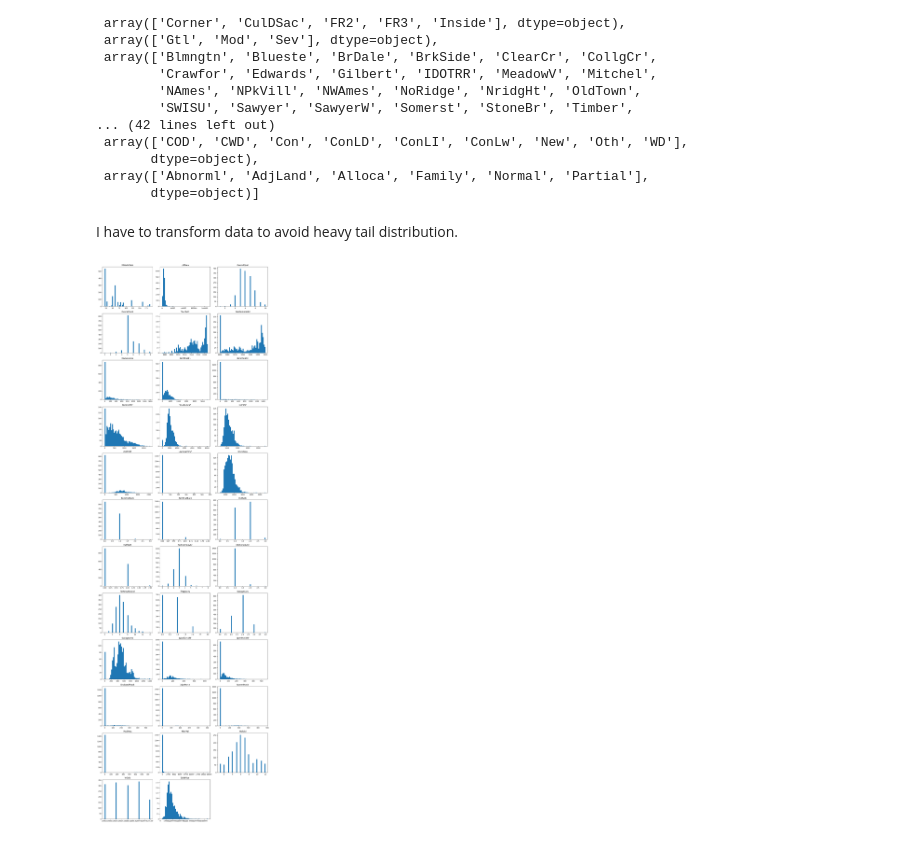
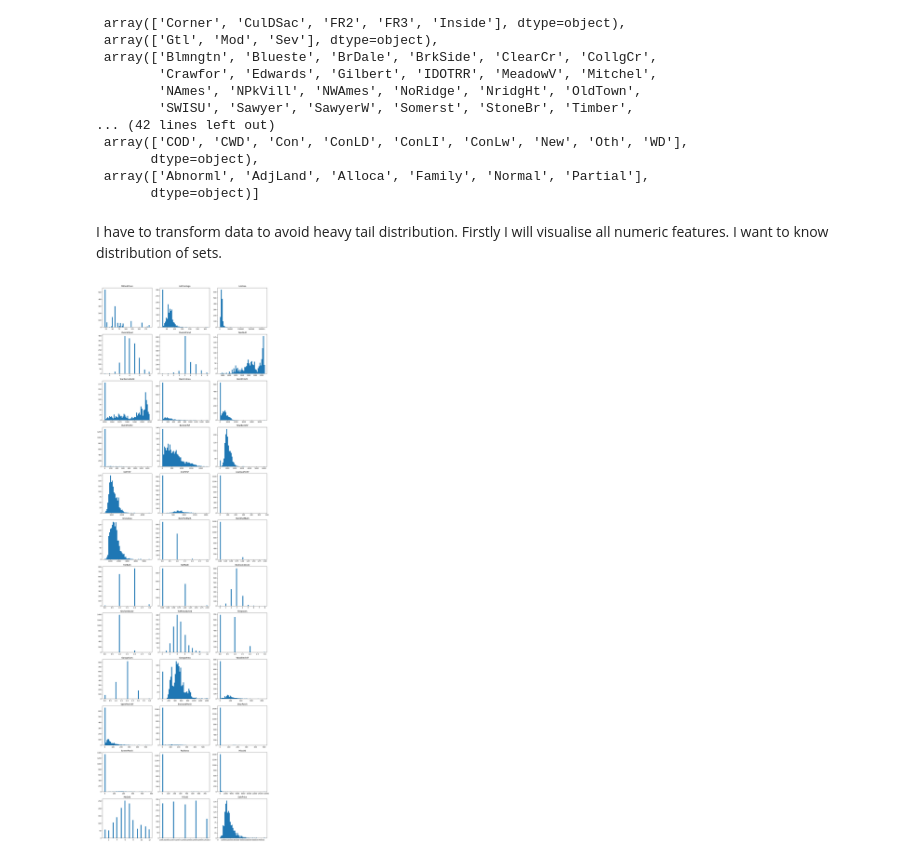
Before and after one commit to kosinus2000/RegresionModel, a Jupyter notebook: notebooks/02_data_edition.ipynb, the cells around one changed output. Saved outputs shown, nothing was run; the diff lists cells and outputs as text; code cells hidden in the pictures.

```diff
--- a/notebooks/02_data_edition.ipynb
+++ b/notebooks/02_data_edition.ipynb
@@ -225,7 +228,8 @@ Rest of NaN means lack of thing in property. I can use additional desc for NaN.
 string_type_inputer = SimpleImputer(strategy='constant', fill_value='miss')
 string_type_inputer.set_output(transform="pandas")
 
-houses_raw = string_type_inputer.fit_transform(houses_raw)
+cat_cols = houses_raw.select_dtypes(include=['object']).columns.tolist()
+houses_raw[cat_cols] = string_type_inputer.fit_transform(houses_raw[cat_cols])
 
 null_counts = houses_raw.isnull().sum()
 print(null_counts[null_counts > 0])
@@ -270,28 +277,28 @@ cat_encoder.categories_
  array(['Abnorml', 'AdjLand', 'Alloca', 'Family', 'Normal', 'Partial'],
        dtype=object)]
 # %% [markdown]
-I have to transform data to avoid heavy tail distribution.
+I have to transform data to avoid heavy tail distribution. Firstly I will visualise all numeric features. I want to know distribution of sets.
 # %%
 import math
 import matplotlib.pyplot as plt
 
 num_features = pd.DataFrame(houses_raw.select_dtypes(include=['float64', 'int64']))
-num_features.drop(columns=['Id'], inplace=True)
+num_features.drop(columns=['Id'], inplace=True, errors='ignore')
 n = len(num_features.columns)
 cols = 3
 rows = math.ceil(n / cols)
 
 fig, ax = plt.subplots(rows, cols, figsize=(15, rows * 4))
 ax = ax.flatten()
 
 for i, col in enumerate(num_features.columns):
     ax[i].hist(num_features[col].dropna(), bins=50)
     ax[i].set_title(col)
 
 for j in range(i + 1, len(ax)):
     ax[j].set_visible(False)
 
 plt.tight_layout()
 plt.show()
 # %% [output]
-[figure, old version]
+[figure, new version]
```
Also changed, not shown: parts of 9 cells of this notebook.
